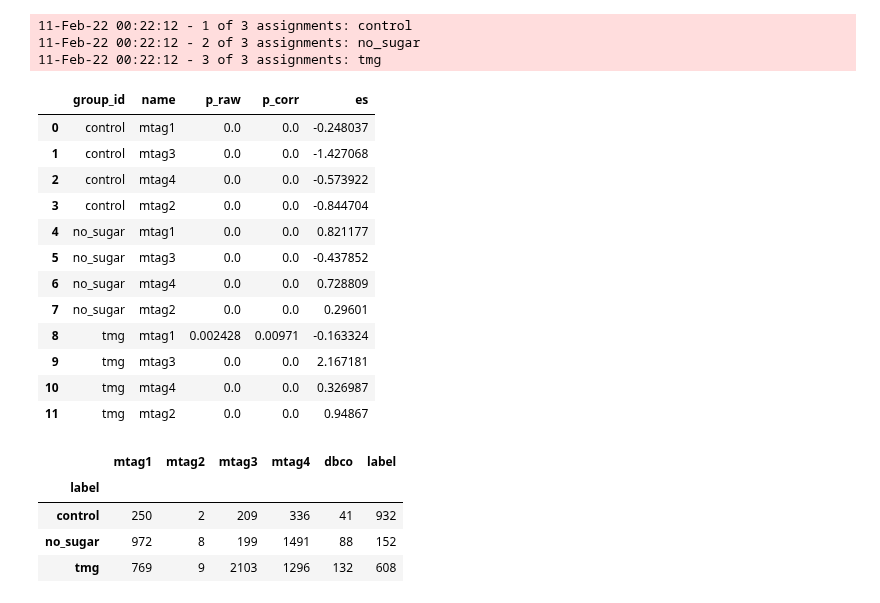
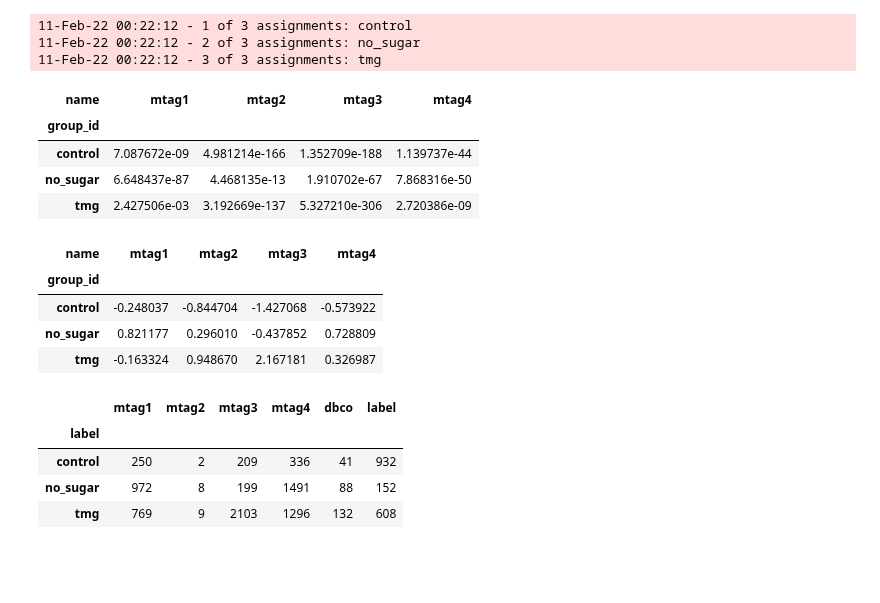
Before and after one commit to sbooeshaghi/azucar, a Jupyter notebook: analysis/293T/obs2/assign.ipynb, the cells around one changed output. Saved outputs shown, nothing was run; the diff lists cells and outputs as text; code cells hidden in the pictures; blank space fills up the shorter version.

```diff
--- a/analysis/293T/obs2/assign.ipynb
+++ b/analysis/293T/obs2/assign.ipynb
@@ -2465,22 +2465,28 @@ mdf = mx_diff("san.norm.extr.matrix.mtx", "san.barcodes.txt", "san.extr.genes.tx
 11-Feb-22 00:22:12 - 1 of 3 assignments: control
 11-Feb-22 00:22:12 - 2 of 3 assignments: no_sugar
 11-Feb-22 00:22:12 - 3 of 3 assignments: tmg
-# %%
-mdf
-# %% [output]
-|  | group_id | name | p_raw | p_corr | es |
-| 0 | control | mtag1 | 0.0 | 0.0 | -0.248037 |
-| 1 | control | mtag3 | 0.0 | 0.0 | -1.427068 |
-| 2 | control | mtag4 | 0.0 | 0.0 | -0.573922 |
-| 3 | control | mtag2 | 0.0 | 0.0 | -0.844704 |
-| 4 | no_sugar | mtag1 | 0.0 | 0.0 | 0.821177 |
-| 5 | no_sugar | mtag3 | 0.0 | 0.0 | -0.437852 |
-| 6 | no_sugar | mtag4 | 0.0 | 0.0 | 0.728809 |
-| 7 | no_sugar | mtag2 | 0.0 | 0.0 | 0.29601 |
-| 8 | tmg | mtag1 | 0.002428 | 0.00971 | -0.163324 |
-| 9 | tmg | mtag3 | 0.0 | 0.0 | 2.167181 |
-| 10 | tmg | mtag4 | 0.0 | 0.0 | 0.326987 |
-| 11 | tmg | mtag2 | 0.0 | 0.0 | 0.94867 |
+# %%
+def convert_mtx(*x):
+  # x is a pandas series with multiple values
+  # but because our matrix has unique group, tag pairs
+  # there is only one element in the series
+  return x[0].values[0]
+# %%
+mdf.groupby(["group_id", "name"])["p_raw"].apply(convert_mtx).unstack()
+# %% [output]
+| name | mtag1 | mtag2 | mtag3 | mtag4 |
+| group_id |  |  |  |  |
+| control | 7.087672e-09 | 4.981214e-166 | 1.352709e-188 | 1.139737e-44 |
+| no_sugar | 6.648437e-87 | 4.468135e-13 | 1.910702e-67 | 7.868316e-50 |
+| tmg | 2.427506e-03 | 3.192669e-137 | 5.327210e-306 | 2.720386e-09 |
+# %%
+mdf.groupby(["group_id", "name"])["es"].apply(convert_mtx).unstack()
+# %% [output]
+| name | mtag1 | mtag2 | mtag3 | mtag4 |
+| group_id |  |  |  |  |
+| control | -0.248037 | -0.844704 | -1.427068 | -0.573922 |
+| no_sugar | 0.821177 | 0.296010 | -0.437852 | 0.728809 |
+| tmg | -0.163324 | 0.948670 | 2.167181 | 0.326987 |
 # %%
 df.groupby("label").agg({
       "mtag1": "mean",
```
